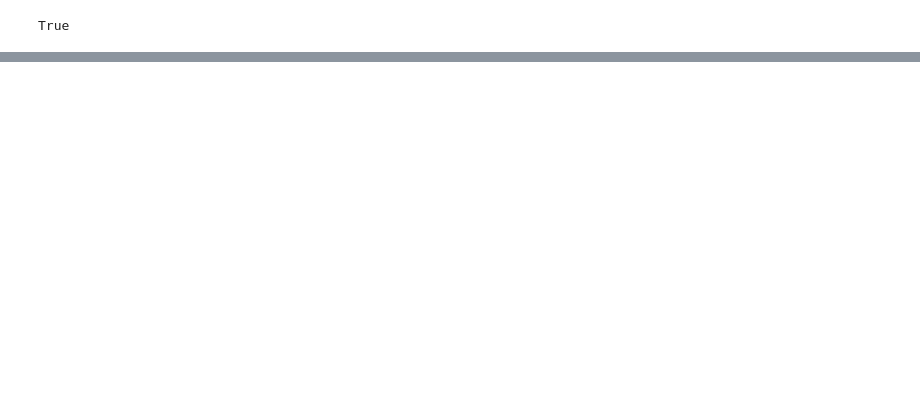
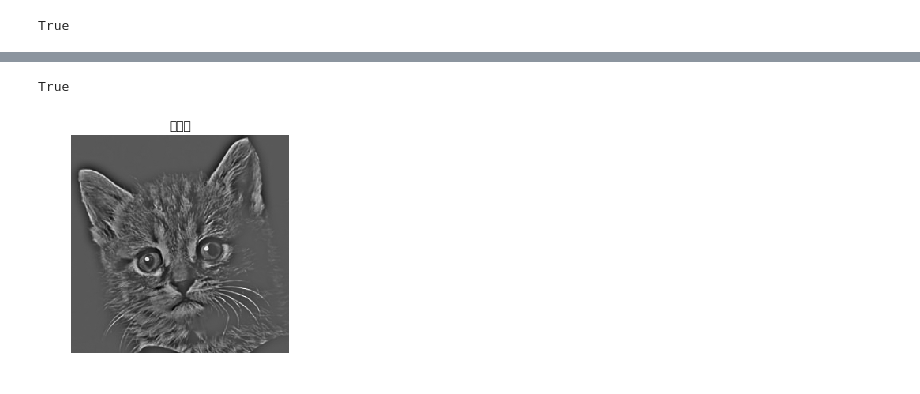
Before and after one commit to xunuo0x/ksvd, a Jupyter notebook: guidefilter.ipynb, the cells around one changed output, grey strips where cells are left out. Drawn from its saved outputs; the diff is of its cells as text; code cells hidden in the pictures; blank space fills up the shorter version.

```diff
--- a/guidefilter.ipynb
+++ b/guidefilter.ipynb
@@ -57,0 +87,10 @@ True
+# %%
+sub = cv2.subtract(img, dst1)
+plt.axis('off')
+plt.title(u"细节图")
+plt.imshow(sub.astype(np.float32), plt.cm.gray)
+
+cv2.imwrite('detail_dst1.png', dst1)
+# %% [output]
+True
+[figure, added]
```
Also changed, not shown: parts of 13 cells of this notebook, 22 other files.
